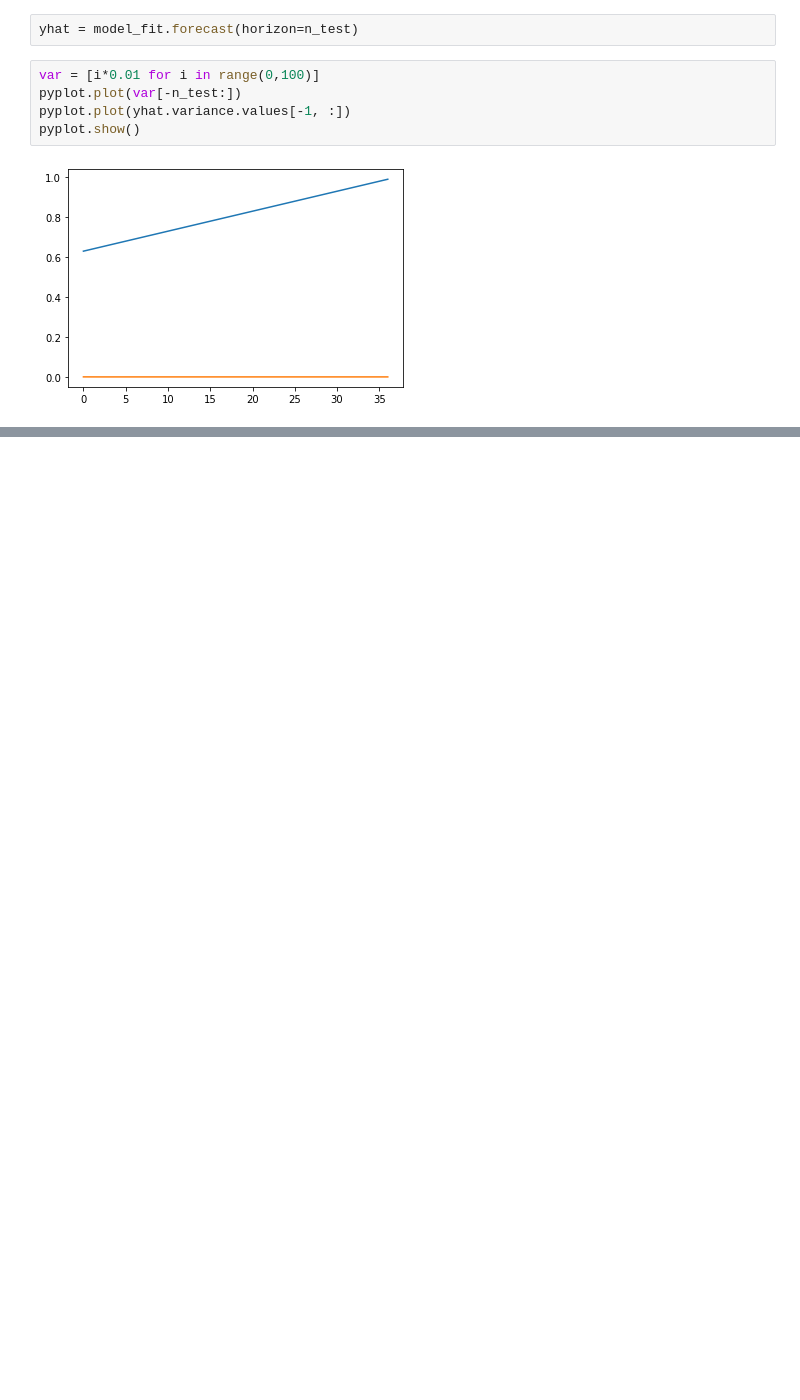
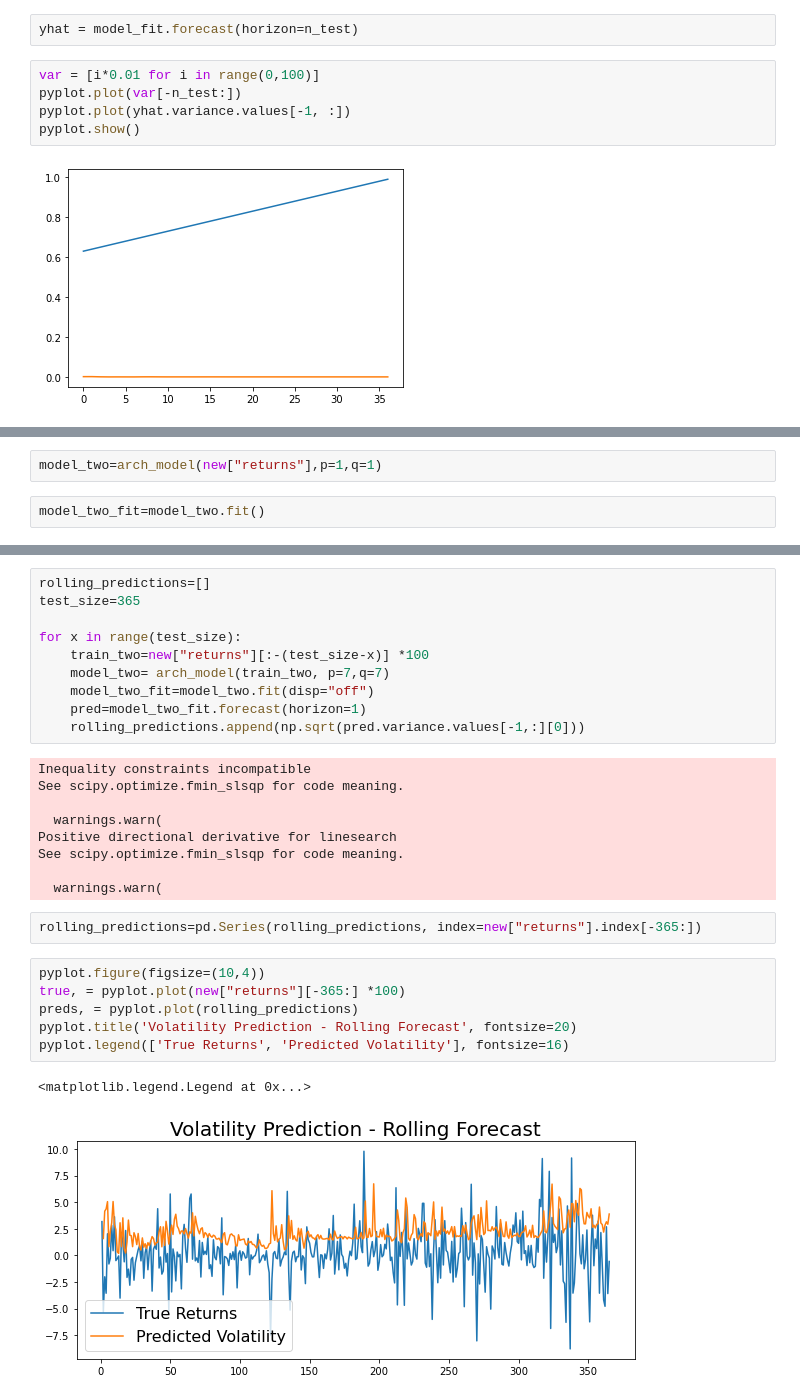
Before and after one commit to shupersap/Virtual_Skepticism, a Jupyter notebook: Modeling.ipynb, the cells around one changed output, grey strips where cells are left out. Saved outputs shown, nothing was run; the diff lists cells and outputs as text; blank space fills up the shorter version.

```diff
--- a/Modeling.ipynb
+++ b/Modeling.ipynb
@@ -182,0 +204,4 @@ pyplot.show()
+# %%
+model_two=arch_model(new["returns"],p=1,q=1)
+# %%
+model_two_fit=model_two.fit()
@@ -182,0 +255,30 @@ pyplot.show()
+# %%
+rolling_predictions=[]
+test_size=365
+
+for x in range(test_size):
+    train_two=new["returns"][:-(test_size-x)] *100
+    model_two= arch_model(train_two, p=7,q=7)
+    model_two_fit=model_two.fit(disp="off")
+    pred=model_two_fit.forecast(horizon=1)
+    rolling_predictions.append(np.sqrt(pred.variance.values[-1,:][0]))
+# %% [output]
+Inequality constraints incompatible
+See scipy.optimize.fmin_slsqp for code meaning.
+
+  warnings.warn(
+Positive directional derivative for linesearch
+See scipy.optimize.fmin_slsqp for code meaning.
+
+  warnings.warn(
+# %%
+rolling_predictions=pd.Series(rolling_predictions, index=new["returns"].index[-365:])
+# %%
+pyplot.figure(figsize=(10,4))
+true, = pyplot.plot(new["returns"][-365:] *100)
+preds, = pyplot.plot(rolling_predictions)
+pyplot.title('Volatility Prediction - Rolling Forecast', fontsize=20)
+pyplot.legend(['True Returns', 'Predicted Volatility'], fontsize=16)
+# %% [output]
+<matplotlib.legend.Legend at 0x...>
+[figure, added]
```
Also changed, not shown: parts of 11 cells of this notebook.
